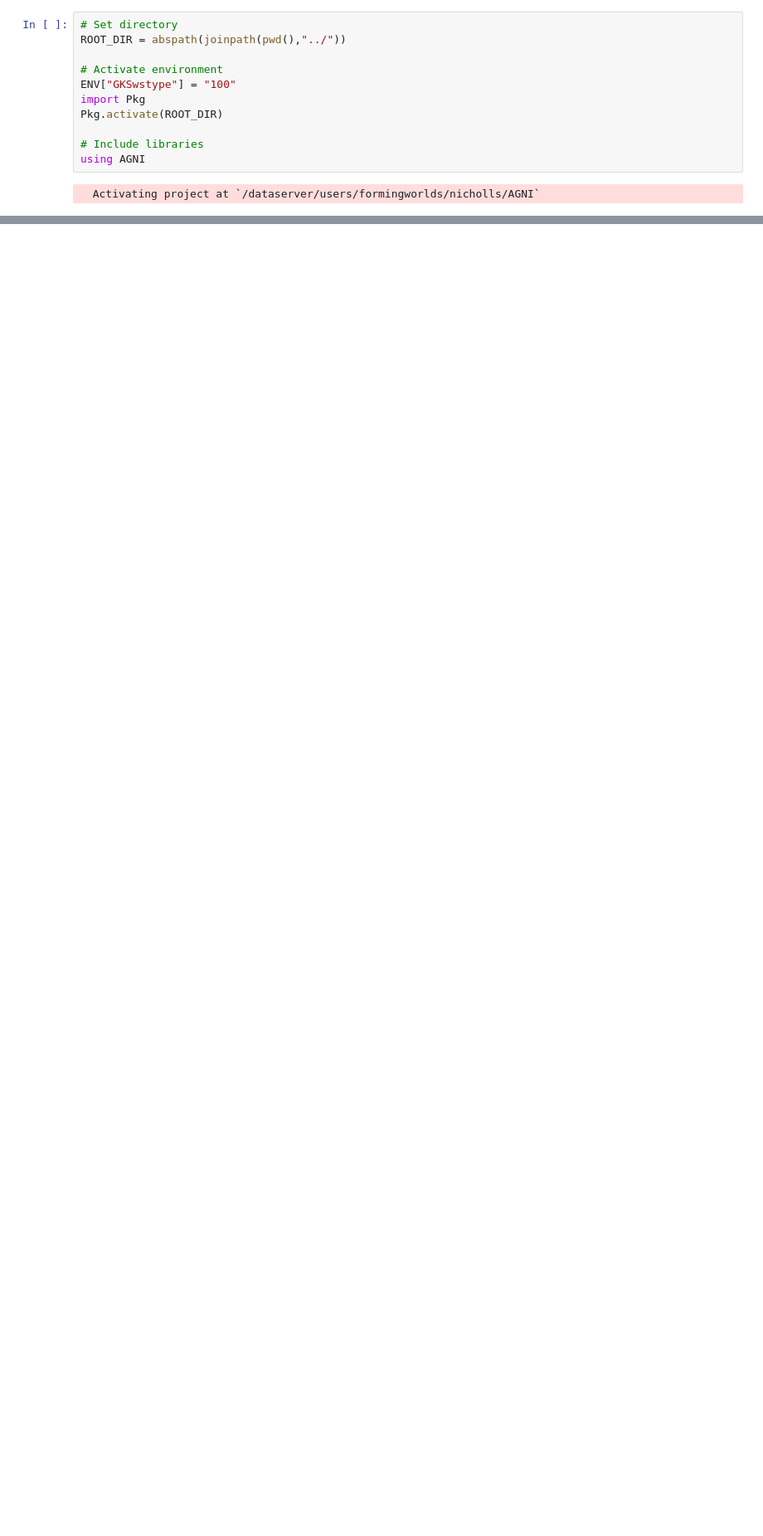
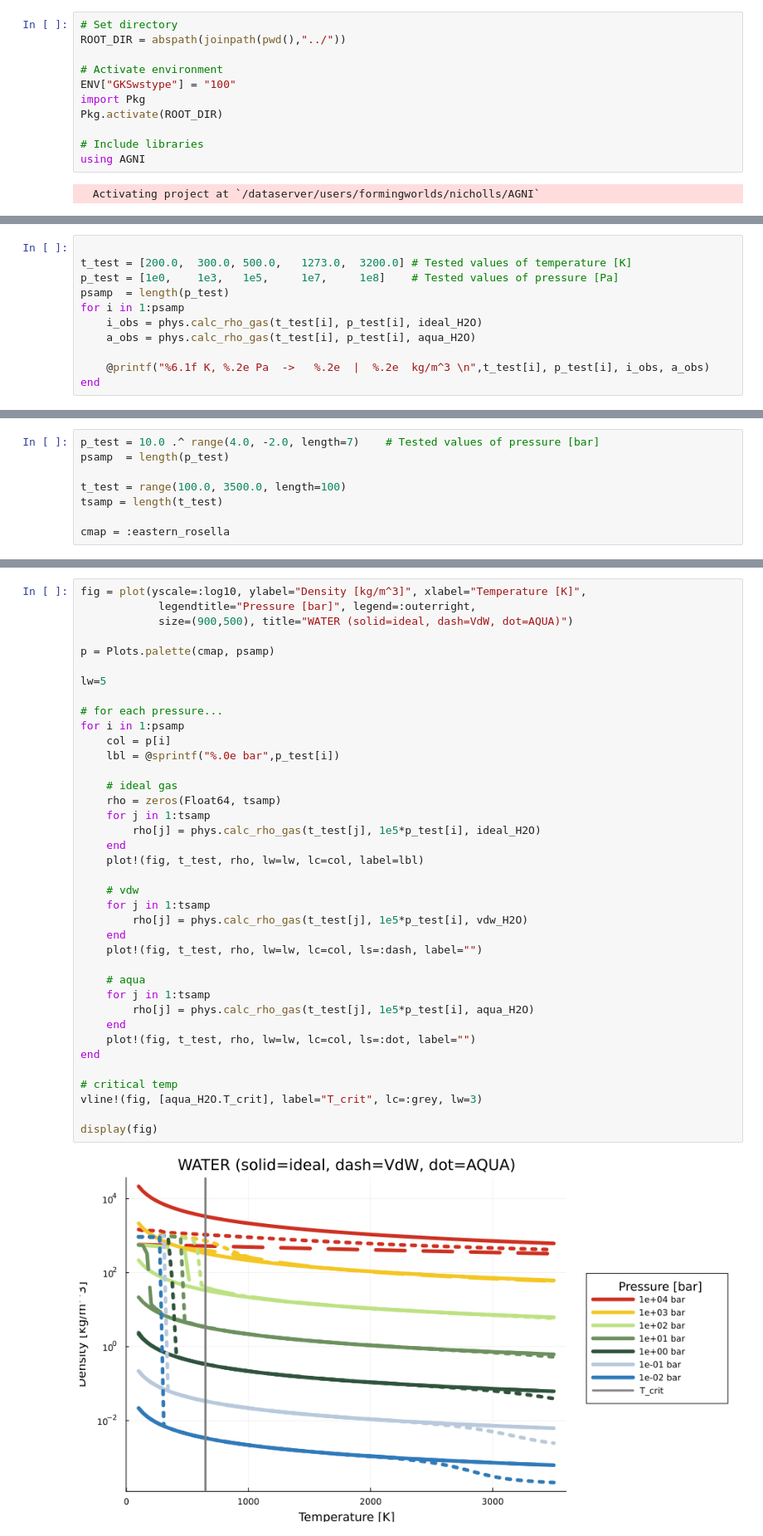
Before and after one commit to nichollsh/AGNI, a Jupyter notebook: misc/compare_eos.ipynb, the cells around one changed output, grey strips where cells are left out. Shown at 83% size. Cells and saved outputs as stored; diff of their text form; blank space fills up the shorter version.

```diff
--- a/misc/compare_eos.ipynb
+++ b/misc/compare_eos.ipynb
@@ -69,0 +47,11 @@ end
+# %%
+
+t_test = [200.0,  300.0, 500.0,   1273.0,  3200.0] # Tested values of temperature [K]
+p_test = [1e0,    1e3,   1e5,     1e7,     1e8]    # Tested values of pressure [Pa]
+psamp  = length(p_test)
+for i in 1:psamp
+    i_obs = phys.calc_rho_gas(t_test[i], p_test[i], ideal_H2O)
+    a_obs = phys.calc_rho_gas(t_test[i], p_test[i], aqua_H2O)
+
+    @printf("%6.1f K, %.2e Pa  ->   %.2e  |  %.2e  kg/m^3 \n",t_test[i], p_test[i], i_obs, a_obs)
+end
@@ -69,0 +64,8 @@ end
+# %%
+p_test = 10.0 .^ range(4.0, -2.0, length=7)    # Tested values of pressure [bar]
+psamp  = length(p_test)
+
+t_test = range(100.0, 3500.0, length=100)
+tsamp = length(t_test)
+
+cmap = :eastern_rosella
@@ -69,0 +74,40 @@ end
+# %%
+fig = plot(yscale=:log10, ylabel="Density [kg/m^3]", xlabel="Temperature [K]",
+            legendtitle="Pressure [bar]", legend=:outerright,
+            size=(900,500), title="WATER (solid=ideal, dash=VdW, dot=AQUA)")
+
+p = Plots.palette(cmap, psamp)
+
+lw=5
+
+# for each pressure...
+for i in 1:psamp
+    col = p[i]
+    lbl = @sprintf("%.0e bar",p_test[i])
+
+    # ideal gas
+    rho = zeros(Float64, tsamp)
+    for j in 1:tsamp
+        rho[j] = phys.calc_rho_gas(t_test[j], 1e5*p_test[i], ideal_H2O)
+    end
+    plot!(fig, t_test, rho, lw=lw, lc=col, label=lbl)
+
+    # vdw
+    for j in 1:tsamp
+        rho[j] = phys.calc_rho_gas(t_test[j], 1e5*p_test[i], vdw_H2O)
+    end
+    plot!(fig, t_test, rho, lw=lw, lc=col, ls=:dash, label="")
+
+    # aqua
+    for j in 1:tsamp
+        rho[j] = phys.calc_rho_gas(t_test[j], 1e5*p_test[i], aqua_H2O)
+    end
+    plot!(fig, t_test, rho, lw=lw, lc=col, ls=:dot, label="")
+end
+
+# critical temp
+vline!(fig, [aqua_H2O.T_crit], label="T_crit", lc=:grey, lw=3)
+
+display(fig)
+# %% [output]
+[figure, added]
```
Also changed, not shown: parts of 7 cells of this notebook, 1 other file.
